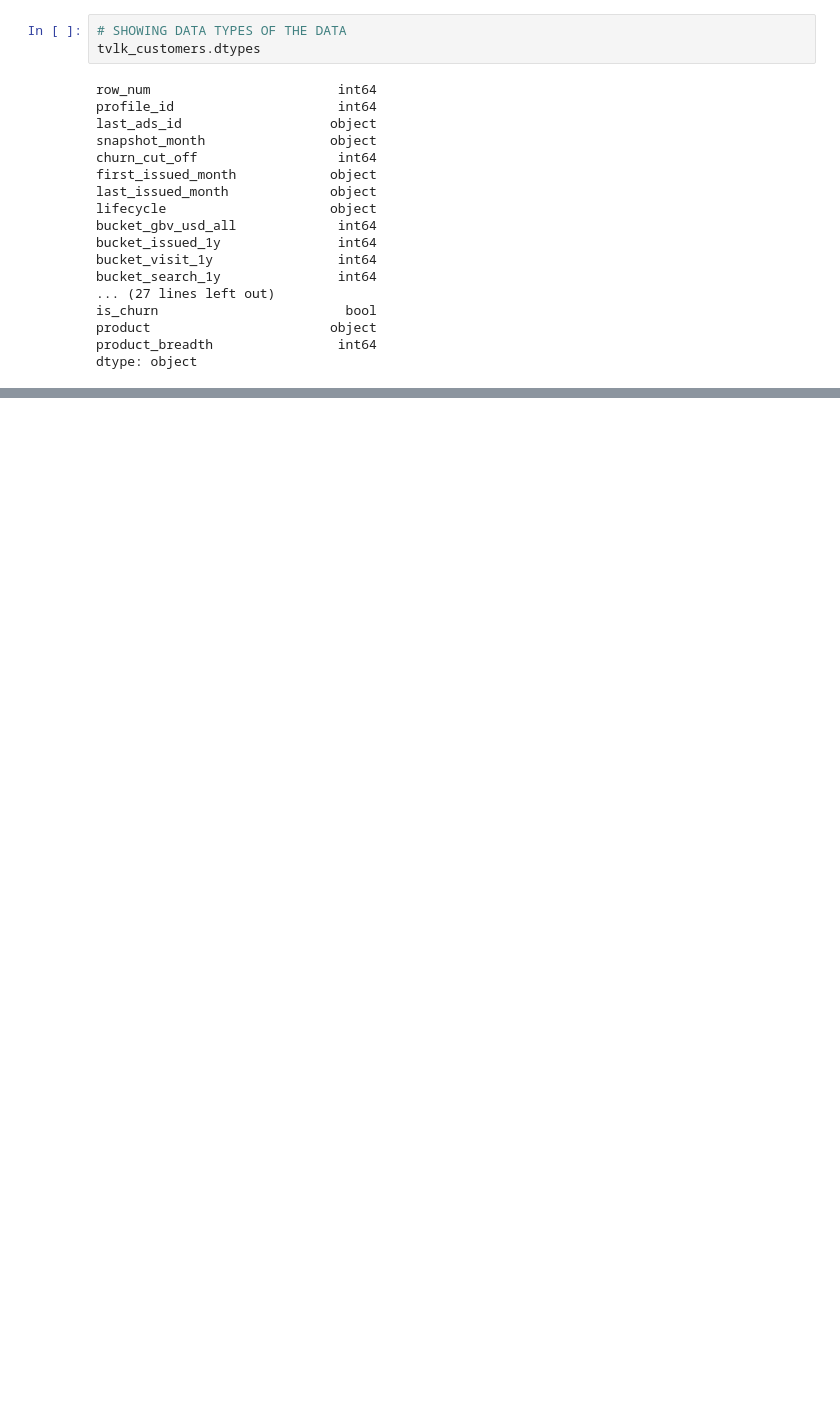
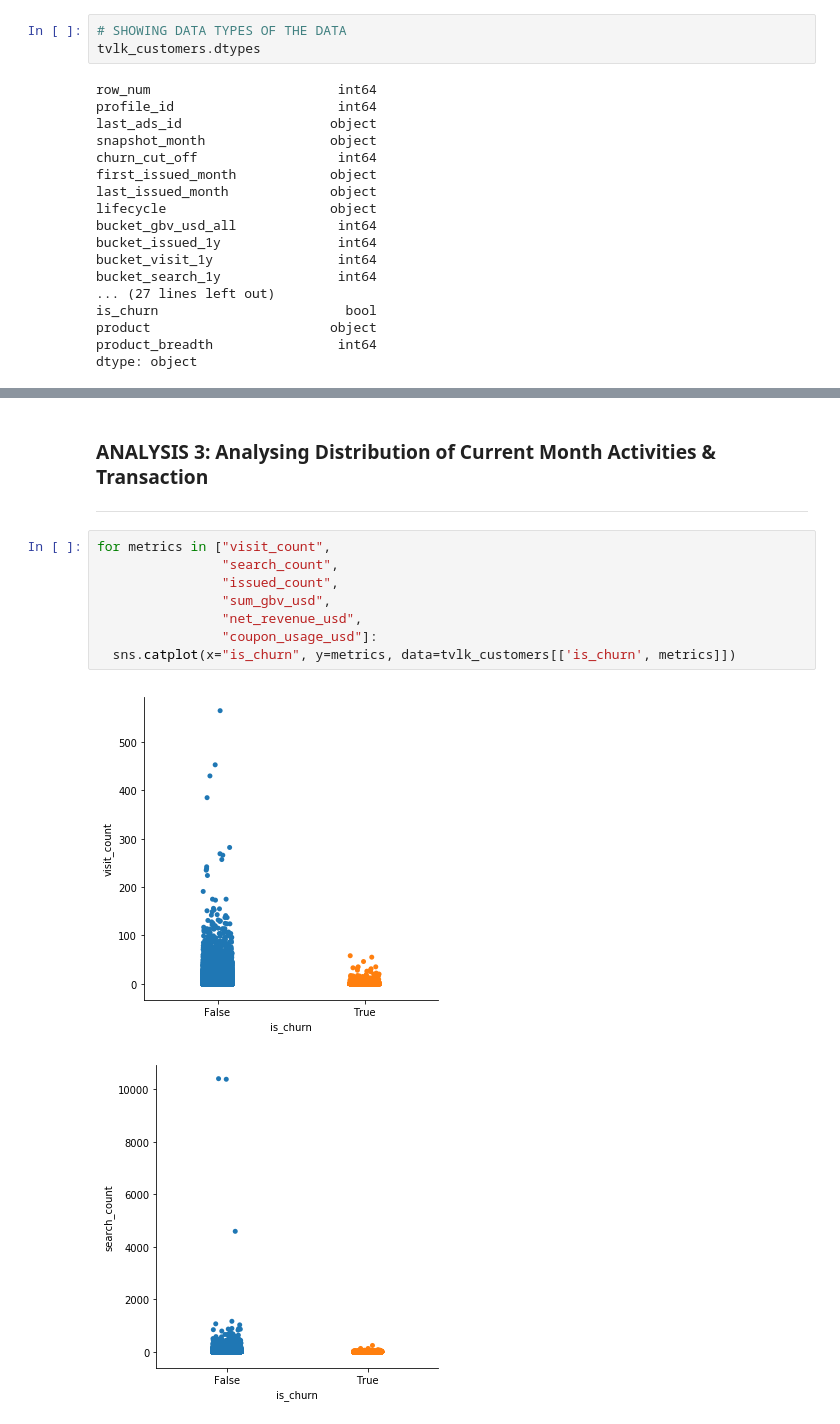
Before and after one commit to bimawardhana/traveloka-data-analysis, a Jupyter notebook: traveloka-data-challenge/Solution_BimaSatria_SuryaWardhana.ipynb, the cells around one changed output, grey strips where cells are left out. Cells and saved outputs as stored; diff of their text form; blank space fills up the shorter version.

```diff
--- a/traveloka-data-challenge/Solution_BimaSatria_SuryaWardhana.ipynb
+++ b/traveloka-data-challenge/Solution_BimaSatria_SuryaWardhana.ipynb
@@ -138,0 +236,16 @@ dtype: object
+# %% [markdown]
+### ANALYSIS 3: Analysing Distribution of Current Month Activities & Transaction
+
+
+---
+# %%
+for metrics in ["visit_count",
+                "search_count",
+                "issued_count",
+                "sum_gbv_usd",
+                "net_revenue_usd",
+                "coupon_usage_usd"]:
+  sns.catplot(x="is_churn", y=metrics, data=tvlk_customers[['is_churn', metrics]])
+# %% [output]
+[figure, added]
+[figure, added]
```
Also changed, not shown: parts of 36 cells of this notebook.
